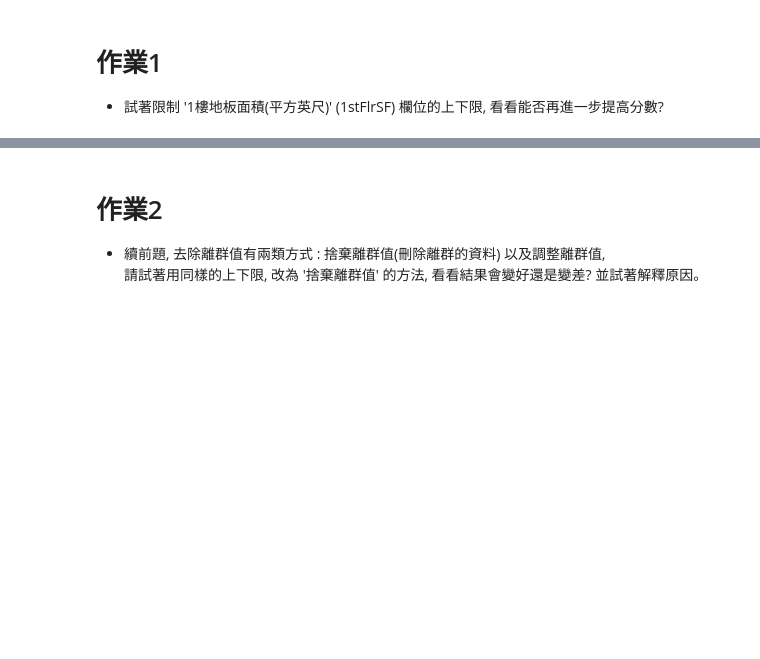
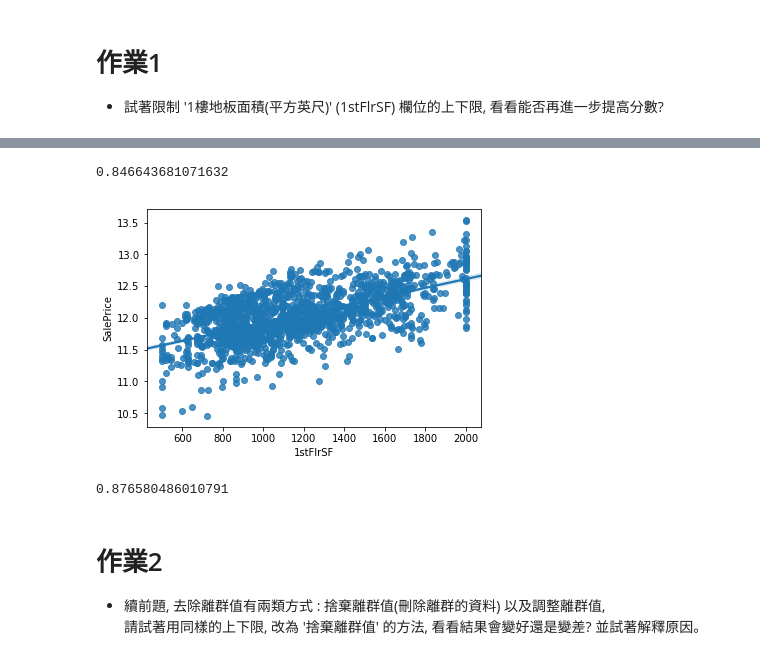
Before and after one commit to cccedith789/3rd-ML100Days, a Jupyter notebook: Day_010_HW - outliers.ipynb, the cells around one changed output, grey strips where cells are left out. Saved outputs shown, nothing was run; the diff lists cells and outputs as text; code cells hidden in the pictures; blank space fills up the shorter version.

```diff
--- a/Day_010_HW - outliers.ipynb
+++ b/Day_010_HW - outliers.ipynb
@@ -31,0 +17,11 @@ df.head()
+# %%
+df_train = pd.read_csv(r"C:\Users\user\100 days\data\house_train.csv.gz")
+
+train_Y = np.log1p(df_train['SalePrice'])
+df = df_train.drop(['Id', 'SalePrice'] , axis=1)
+df.head()
+
+# 数据平滑处理 -- log1p( ) 和 exmp1( )
+# data frame 可以透過 drop() 方法來刪除觀測值或欄位
+# 指定參數 axis = 0 表示要刪除觀測值（row），指定參數 axis = 1 表示要刪除欄位（column）
+# https://ithelp.ithome.com.tw/articles/10185922
@@ -73,13 +75,24 @@ cross_val_score(estimator, train_X, train_Y, cv=5).mean()
 # %%
-# 將 1stFlrSF 限制在你覺得適合的範圍內, 調整離群值
-"""
-待做待做待做待做
-"""
-
 # 做線性迴歸, 觀察分數
 train_X = MMEncoder.fit_transform(df)
 estimator = LinearRegression()
 cross_val_score(estimator, train_X, train_Y, cv=5).mean()
+# %% [output]
+0.846643681071632
+# %%
+# 將 1stFlrSF 限制在你覺得適合的範圍內, 調整離群值
+df['1stFlrSF'] = df['1stFlrSF'].clip(500, 2000)
+sns.regplot(x = df['1stFlrSF'][:train_num], y=train_Y)
+plt.show()
+# %% [output]
+[figure, added]
+# %%
+# 做線性迴歸, 觀察分數
+train_X = MMEncoder.fit_transform(df)
+estimator = LinearRegression()
+cross_val_score(estimator, train_X, train_Y, cv=5).mean()
+# %% [output]
+0.876580486010791
 # %% [markdown]
 # 作業2
 * 續前題, 去除離群值有兩類方式 :  捨棄離群值(刪除離群的資料) 以及調整離群值,
```
Also changed, not shown: parts of 6 cells of this notebook.
